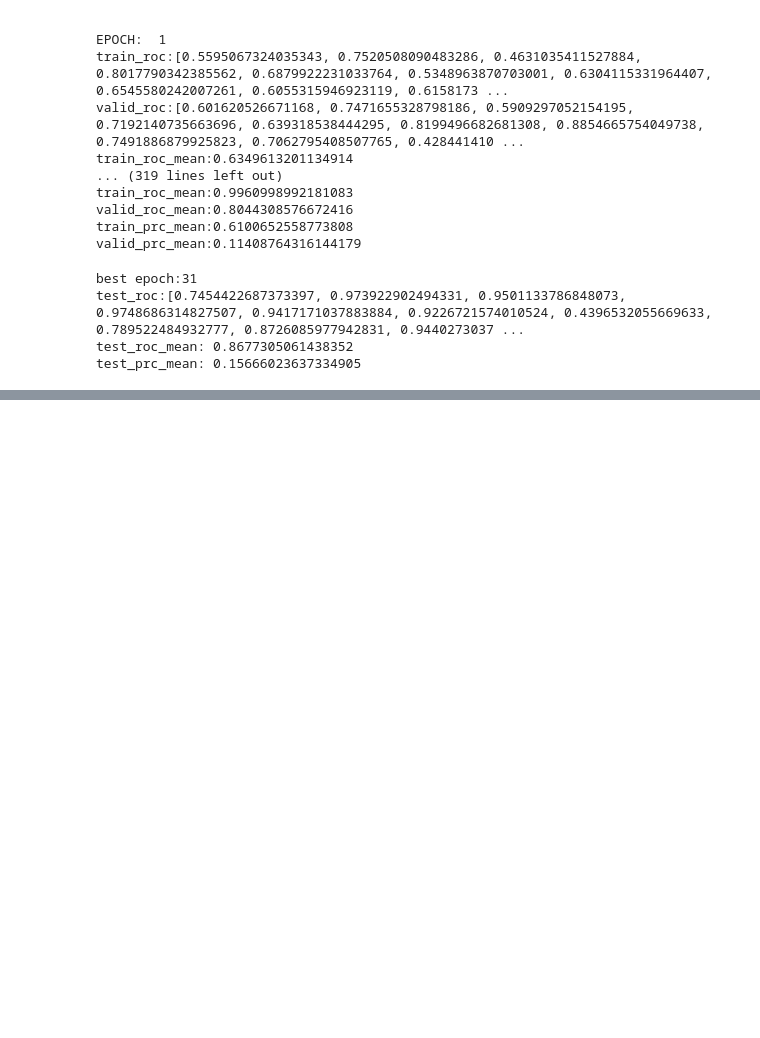
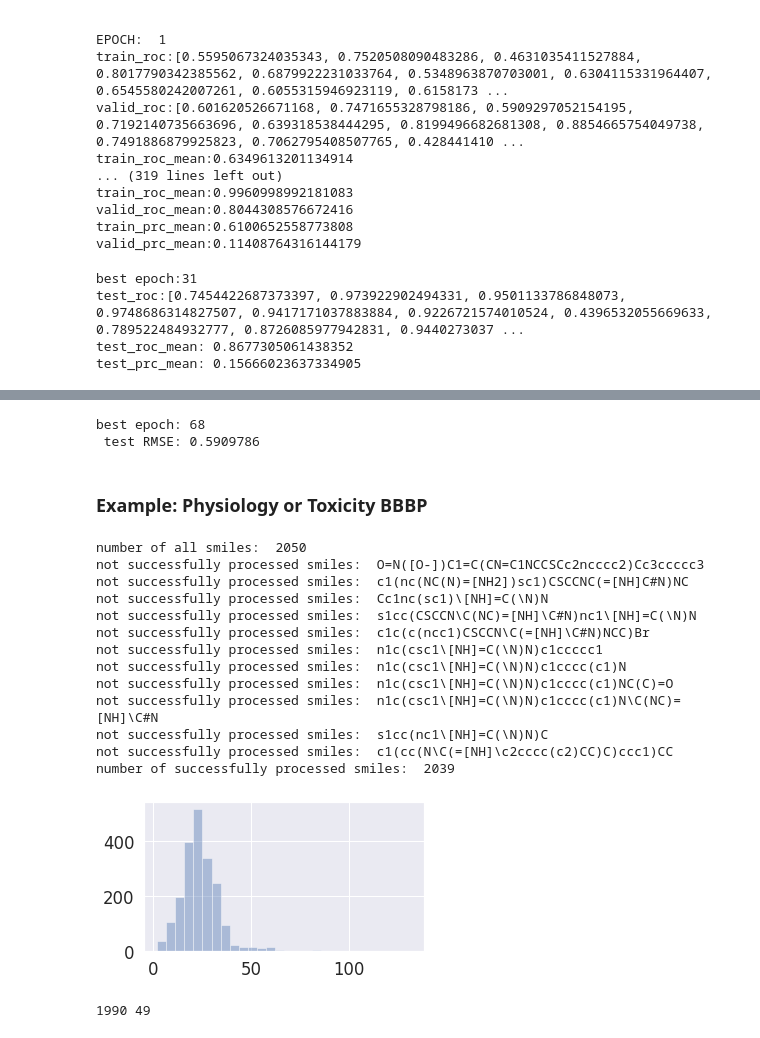
Before and after one commit to saams4u/chemlabs, a Jupyter notebook: use_cases/ml_apps/attentive-fp/notebook.ipynb, the cells around one changed output, grey strips where cells are left out. Drawn from its saved outputs; the diff is of its cells as text; code cells hidden in the pictures; blank space fills up the shorter version.

```diff
--- a/use_cases/ml_apps/attentive-fp/notebook.ipynb
+++ b/use_cases/ml_apps/attentive-fp/notebook.ipynb
@@ -1941,0 +2424,16 @@ test_prc_mean: 0.15666023637334905
+# %%
+best_model = torch.load('saved_models/model_'+prefix_filename+'_'+start_time+'_'+str(best_param["valid_epoch"])+'.pt')
+
+best_model_dict = best_model.state_dict()
+best_model_wts = copy.deepcopy(best_model_dict)
+
+model.load_state_dict(best_model_wts)
+(best_model.align[0].weight == model.align[0].weight).all()
+
+test_MAE, test_MSE = eval(model, test_df)
+print("best epoch:",best_param["valid_epoch"],"\n","test RMSE:",np.sqrt(test_MSE))
+# %% [output]
+best epoch: 68
+ test RMSE: 0.5909786
+# %% [markdown]
+### Example: Physiology or Toxicity BBBP
@@ -1941,0 +2443,60 @@ test_prc_mean: 0.15666023637334905
+# %%
+task_name = 'BBBP'
+tasks = ['BBBP']
+raw_filename = "data/BBBP.csv"
+
+feature_filename = raw_filename.replace('.csv','.pickle')
+filename = raw_filename.replace('.csv','')
+prefix_filename = raw_filename.split('/')[-1].replace('.csv','')
+
+smiles_tasks_df = pd.read_csv(raw_filename)
+smilesList = smiles_tasks_df.smiles.values
+print("number of all smiles: ",len(smilesList))
+
+atom_num_dist = []
+remained_smiles = []
+canonical_smiles_list = []
+
+for smiles in smilesList:
+    try:
+        mol = Chem.MolFromSmiles(smiles)
+        atom_num_dist.append(len(mol.GetAtoms()))
+        remained_smiles.append(smiles)
+        canonical_smiles_list.append(Chem.MolToSmiles(Chem.MolFromSmiles(smiles), isomericSmiles=True))
+    except:
+        print("not successfully processed smiles: ", smiles)
+        pass
+
+print("number of successfully processed smiles: ", len(remained_smiles))
+smiles_tasks_df = smiles_tasks_df[smiles_tasks_df["smiles"].isin(remained_smiles)]
+
+# print(smiles_tasks_df)
+smiles_tasks_df['cano_smiles'] =canonical_smiles_list
+assert canonical_smiles_list[8]==Chem.MolToSmiles(Chem.MolFromSmiles(smiles_tasks_df['cano_smiles'][8]), isomericSmiles=True)
+
+plt.figure(figsize=(5, 3))
+sns.set(font_scale=1.5)
+ax = sns.distplot(atom_num_dist, bins=28, kde=False)
+
+plt.tight_layout()
+# plt.savefig("atom_num_dist_"+prefix_filename+".png",dpi=200)
+plt.show()
+plt.close()
+
+print(len([i for i in atom_num_dist if i<51]),len([i for i in atom_num_dist if i>50]))
+# %% [output]
+number of all smiles:  2050
+not successfully processed smiles:  O=N([O-])C1=C(CN=C1NCCSCc2ncccc2)Cc3ccccc3
+not successfully processed smiles:  c1(nc(NC(N)=[NH2])sc1)CSCCNC(=[NH]C#N)NC
+not successfully processed smiles:  Cc1nc(sc1)\[NH]=C(\N)N
+not successfully processed smiles:  s1cc(CSCCN\C(NC)=[NH]\C#N)nc1\[NH]=C(\N)N
+not successfully processed smiles:  c1c(c(ncc1)CSCCN\C(=[NH]\C#N)NCC)Br
+not successfully processed smiles:  n1c(csc1\[NH]=C(\N)N)c1ccccc1
+not successfully processed smiles:  n1c(csc1\[NH]=C(\N)N)c1cccc(c1)N
+not successfully processed smiles:  n1c(csc1\[NH]=C(\N)N)c1cccc(c1)NC(C)=O
+not successfully processed smiles:  n1c(csc1\[NH]=C(\N)N)c1cccc(c1)N\C(NC)=[NH]\C#N
+not successfully processed smiles:  s1cc(nc1\[NH]=C(\N)N)C
+not successfully processed smiles:  c1(cc(N\C(=[NH]\c2cccc(c2)CC)C)ccc1)CC
+number of successfully processed smiles:  2039
+[figure, added]
+1990 49
```
Also changed, not shown: parts of 79 cells of this notebook, 3 other files.
